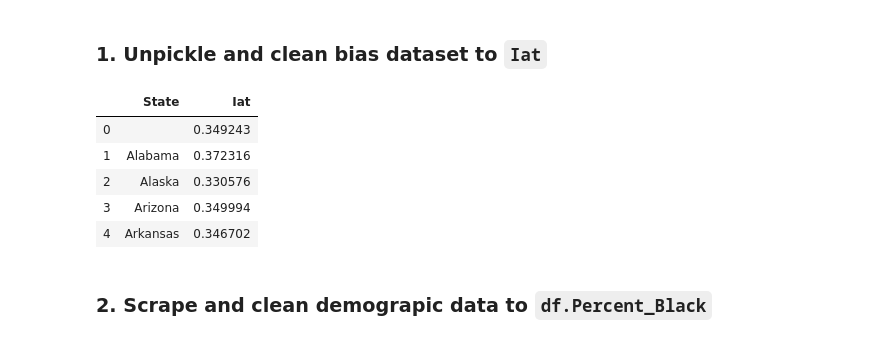
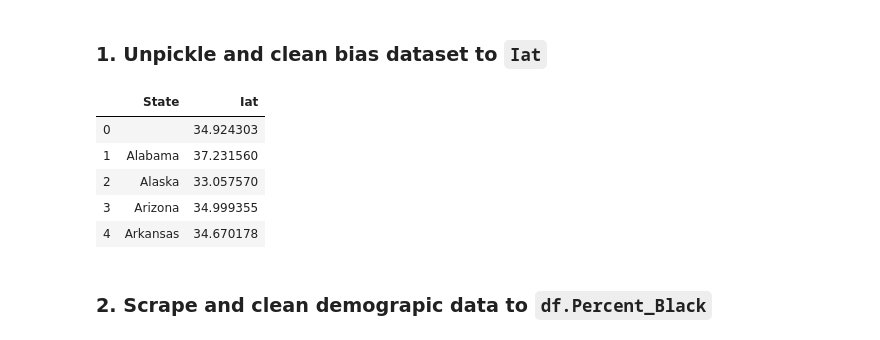
Before and after one commit to gatewaycat/outwhimsy, a Jupyter notebook: iat.ipynb, the cells around one changed output. Cells and saved outputs as stored; diff of their text form; code cells hidden in the pictures.

```diff
--- a/iat.ipynb
+++ b/iat.ipynb
@@ -37,27 +37,29 @@ It takes ~1h to read in the sav file
 # %%
 Iat = pd.read_pickle('iat.pkl')[['raceomb_002', 'ethnicityomb', 'D_biep.White_Good_all', 'STATE']]
 Iat.columns = ['Race','Ethnicity','Iat','State']
 
 # Iat.head()
 # Iat.describe(include='all').T
 
 Iat = Iat[(Iat.Race=='White') & (Iat.Ethnicity=='Not Hispanic or Latino')]
 Iat = Iat[['State','Iat']]
 
 # Iat.head()
 # np.array(Iat.State.unique())
 
 Iat = pd.pivot_table(Iat,index='State',aggfunc=np.mean)
 Iat = Iat.reset_index()
 
+Iat.Iat = Iat.Iat*100 # Convert IAT to percentage
+
 Iat.head()
 # %% [output]
 |  | State | Iat |
-| 0 |  | 0.349243 |
-| 1 | Alabama | 0.372316 |
-| 2 | Alaska | 0.330576 |
-| 3 | Arizona | 0.349994 |
-| 4 | Arkansas | 0.346702 |
+| 0 |  | 34.924303 |
+| 1 | Alabama | 37.231560 |
+| 2 | Alaska | 33.057570 |
+| 3 | Arizona | 34.999355 |
+| 4 | Arkansas | 34.670178 |
 # %% [markdown]
 ### 2. Scrape and clean demograpic data to `df.Percent_Black`
 # %%
```
Also changed, not shown: parts of 4 cells of this notebook, 2 other files.
